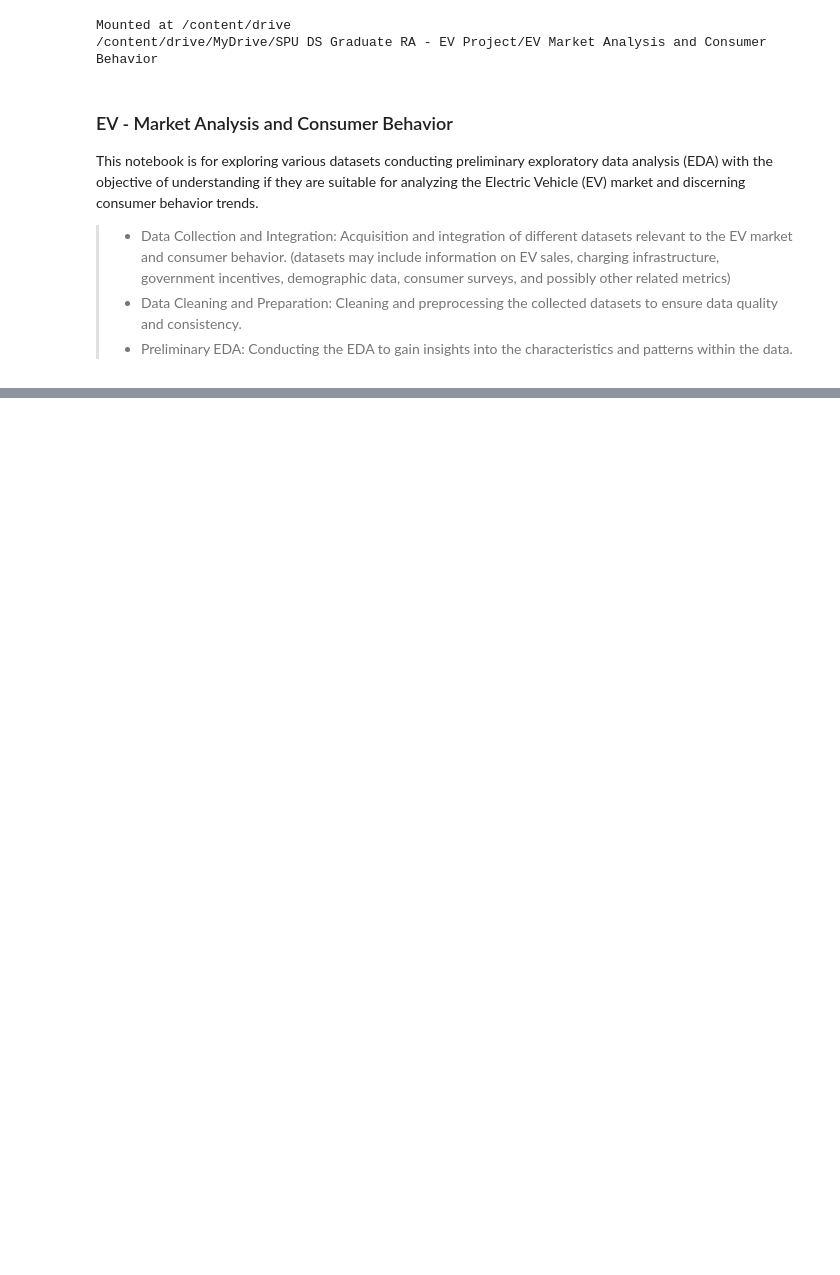
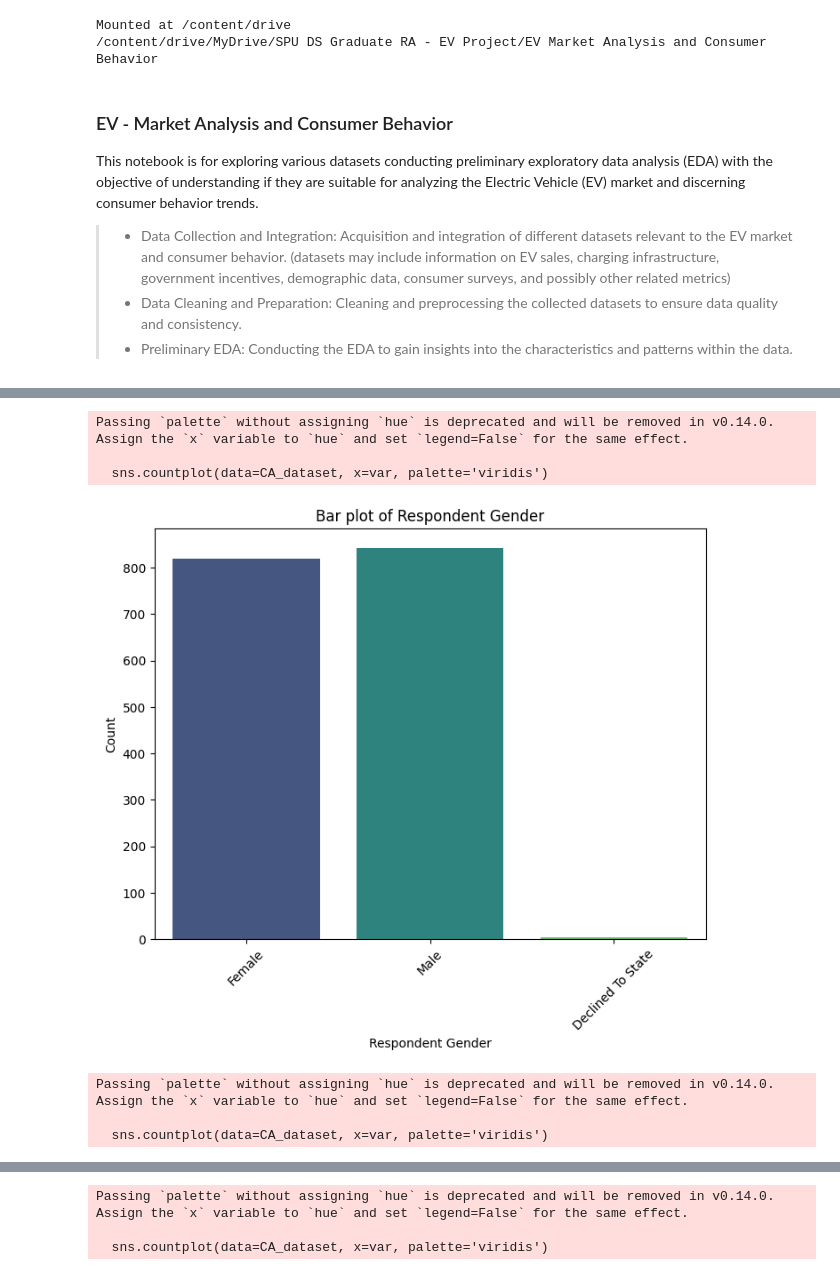
Before and after one commit to kkrusere/EV_Market-Analysis-and-Consumer-Behavior, a Jupyter notebook: data_collection_&_EDA.ipynb, the cells around one changed output, grey strips where cells are left out. Drawn from its saved outputs; the diff is of its cells as text; code cells hidden in the pictures; blank space fills up the shorter version.

```diff
--- a/data_collection_&_EDA.ipynb
+++ b/data_collection_&_EDA.ipynb
@@ -31,0 +45,11 @@ import seaborn as sns
+# %%
+#lets read the datasets into pandas dataframes:
+CA_dataset = pd.read_csv("https://datadryad.org/stash/downloads/file_stream/863279")
+DE_dataset = pd.read_csv("https://datadryad.org/stash/downloads/file_stream/863280")
+MA_dataset = pd.read_csv("https://datadryad.org/stash/downloads/file_stream/863281")
+MD_dataset = pd.read_csv("https://datadryad.org/stash/downloads/file_stream/863284")
+NESCAUM_dataset = pd.read_csv("https://datadryad.org/stash/downloads/file_stream/863290")
+NJ_dataset = pd.read_csv("https://datadryad.org/stash/downloads/file_stream/863285")
+NY_dataset = pd.read_csv("https://datadryad.org/stash/downloads/file_stream/863288")
+OR_dataset = pd.read_csv("https://datadryad.org/stash/downloads/file_stream/863289")
+WA_dataset = pd.read_csv("https://datadryad.org/stash/downloads/file_stream/863293")
@@ -31,0 +79,2 @@ import seaborn as sns
+# %%
+CA_dataset["Response ID.."] = CA_dataset["Response ID.."].astype(str)
@@ -31,0 +104,21 @@ import seaborn as sns
+# %%
+# For categorical variables
+categorical_vars = ['Respondent Gender', 'Respondent Education', 'Consider an EV']
+# %%
+# Bar plots for categorical variables
+for var in categorical_vars:
+    plt.figure(figsize=(8, 6))
+    sns.countplot(data=CA_dataset, x=var, palette='viridis')
+    plt.title(f'Bar plot of {var}')
+    plt.xlabel(var)
+    plt.ylabel('Count')
+    plt.xticks(rotation=45)
+    plt.show()
+# %% [output]
+Passing `palette` without assigning `hue` is deprecated and will be removed in v0.14.0. Assign the `x` variable to `hue` and set `legend=False` for the same effect.
+
+  sns.countplot(data=CA_dataset, x=var, palette='viridis')
+[figure, added]
+Passing `palette` without assigning `hue` is deprecated and will be removed in v0.14.0. Assign the `x` variable to `hue` and set `legend=False` for the same effect.
+
+  sns.countplot(data=CA_dataset, x=var, palette='viridis')
@@ -31,0 +126,3 @@ import seaborn as sns
+Passing `palette` without assigning `hue` is deprecated and will be removed in v0.14.0. Assign the `x` variable to `hue` and set `legend=False` for the same effect.
+
+  sns.countplot(data=CA_dataset, x=var, palette='viridis')
```
Also changed, not shown: parts of 6 cells of this notebook.
